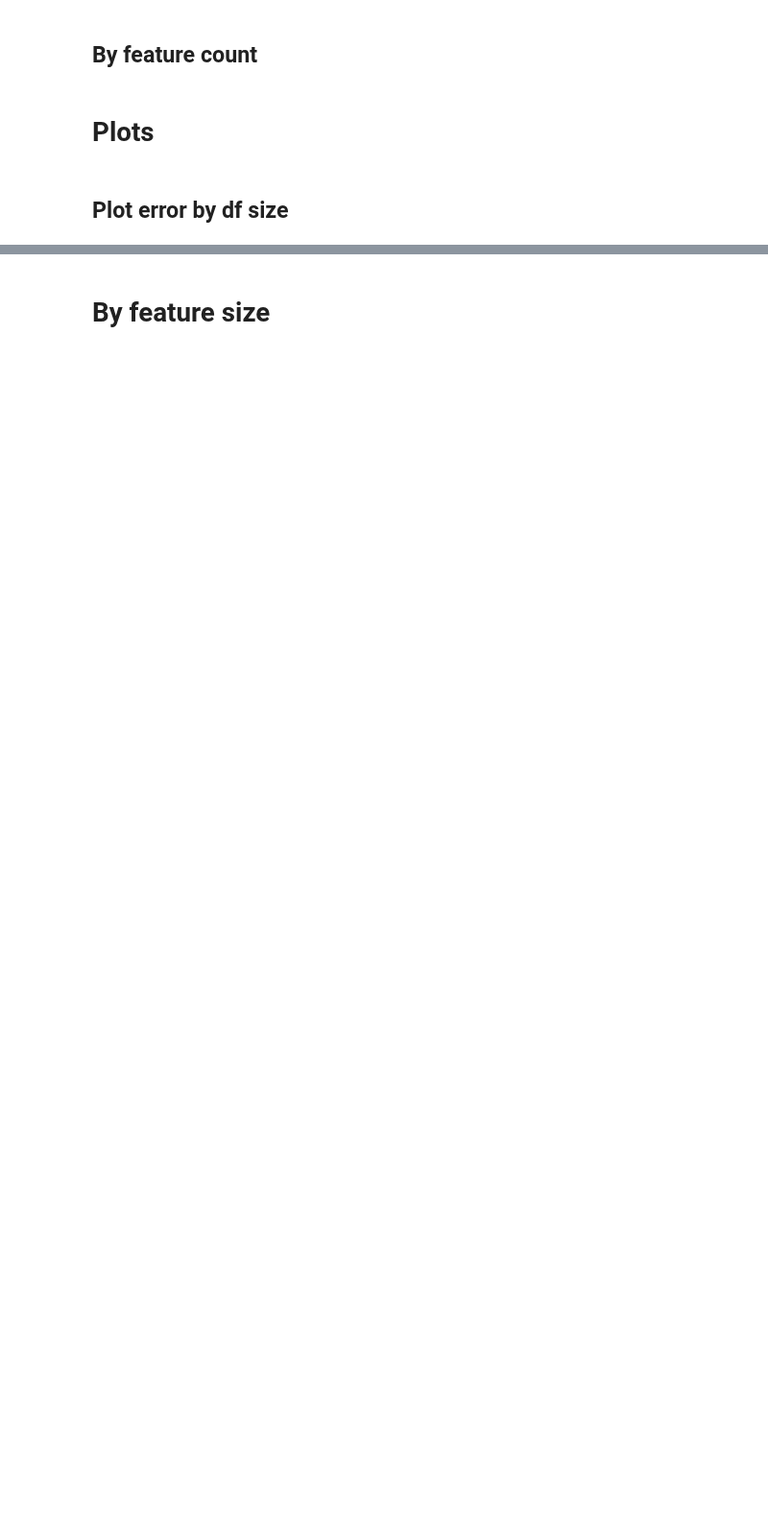
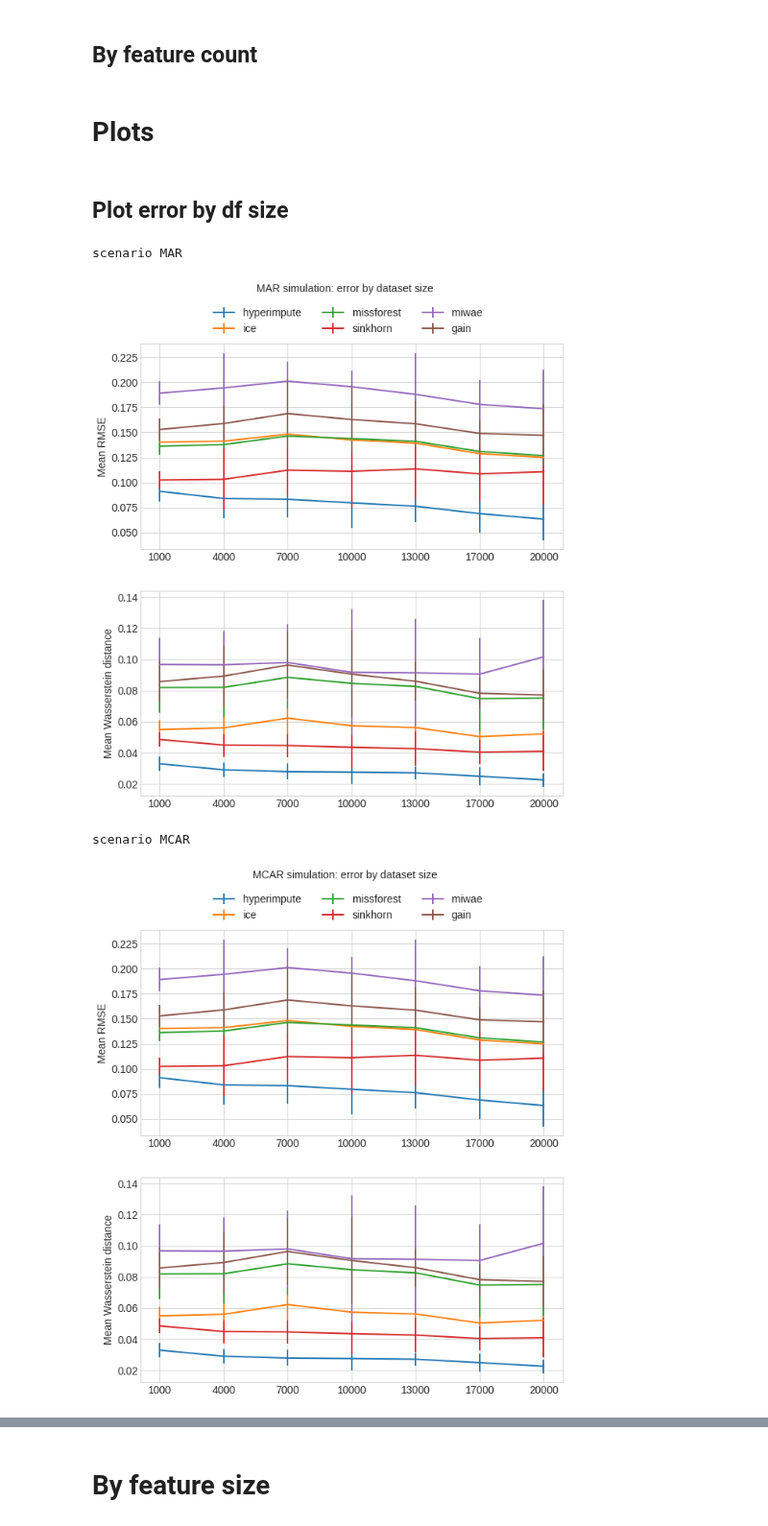
Before and after one commit to vanderschaarlab/hyperimpute, a Jupyter notebook: tutorials/experiments_02_model_performance.ipynb, the cells around one changed output, grey strips where cells are left out. Shown at 96% size. Cells and saved outputs as stored; diff of their text form; code cells hidden in the pictures; blank space fills up the shorter version.

```diff
--- a/tutorials/experiments_02_model_performance.ipynb
+++ b/tutorials/experiments_02_model_performance.ipynb
@@ -122,7 +150,10 @@ non-resource variables are not supported in the long term
 # %%
 from sklearn.preprocessing import LabelEncoder
 
-df = pd.read_csv("https://archive.ics.uci.edu/ml/machine-learning-databases/letter-recognition/letter-recognition.data", header = None)
+df = pd.read_csv(
+    "https://archive.ics.uci.edu/ml/machine-learning-databases/letter-recognition/letter-recognition.data",
+    header=None,
+)
 
 for col in df.columns:
     if df[col].dtype == "object":
@@ -130,7 +161,7 @@ for col in df.columns:
 
 last_col = df.columns[-1]
 y = df[last_col]
-X_raw = df.drop(columns = [last_col])
+X_raw = df.drop(columns=[last_col])
 
 X_raw
 # %% [output]
@@ -166,8 +197,9 @@ for subsample in [1000, 4000, 7000, 10000, 13000, 17000, 20000]:
     X_local = X_raw.sample(subsample)
     y_local = y[X_local.index]
 
-    results_by_df_size[subsample] = evaluate_dataset_repeated(f"subsample_{subsample}", X_local, y_local)
-
+    results_by_df_size[subsample] = evaluate_dataset_repeated(
+        f"subsample_{subsample}", X_local, y_local
+    )
 
     with open("general_results/error_by_df_size.json", "w") as f:
         json.dump(results_by_df_size, f)
@@ -196,7 +210,7 @@ import json
 
 results_by_feat_count = {}
 
-for feat_count in [2,4,6,8,10,12,14]:
+for feat_count in [2, 4, 6, 8, 10, 12, 14]:
     try:
         with open("general_results/error_by_df_feat_count.json") as f:
             results_by_feat_count = json.load(f)
@@ -213,8 +227,9 @@ for feat_count in [2,4,6,8,10,12,14]:
     y_local = y[X_local.index]
     X_local = X_local.iloc[:, :feat_count]
 
-    results_by_feat_count[feat_count] = evaluate_dataset_repeated(f"feature_subsample_{feat_count}", X_local, y_local)
-
+    results_by_feat_count[feat_count] = evaluate_dataset_repeated(
+        f"feature_subsample_{feat_count}", X_local, y_local
+    )
 
     with open("general_results/error_by_df_feat_count.json", "w") as f:
         json.dump(results_by_feat_count, f)
@@ -235,10 +250,9 @@ output_dir = Path("diagrams")
 output_dir.mkdir(parents=True, exist_ok=True)
 
 
-map_keys = {
-    "rmse" : "Mean RMSE",
-     "wasserstein": "Mean Wasserstein distance"
-}
+map_keys = {"rmse": "Mean RMSE", "wasserstein": "Mean Wasserstein distance"}
+
+
 def generate_plot_for_ax(ax, error_by_df_size_plots, metric):
     for model in error_by_df_size_plots[metric]:
         datapoints = error_by_df_size_plots[metric][model]["mean"]
@@ -247,11 +261,10 @@ def generate_plot_for_ax(ax, error_by_df_size_plots, metric):
         ax.errorbar(
             np.asarray(x_axis),
             smooth_line(np.asarray(datapoints)),
-            yerr = np.asarray(datapoints_std),
+            yerr=np.asarray(datapoints_std),
             label=str(model),
             linewidth=2,
         )
-
 
     ax.set_xticks(x_axis, fontsize=fontsize)
     ax.set_ylabel(map_keys[metric], fontsize=fontsize)
@@ -275,38 +288,43 @@ def generate_plot(error_by_df_size_plots, scenario):
         loc="upper left",
         bbox_to_anchor=(0.15, 1.22),
         ncol=int(len(error_by_df_size_plots["rmse"]) / 2),
         prop={"size": fontsize},
     )
     fig.suptitle(f"{scenario} simulation: error by dataset size", fontsize=fontsize)
     plt.savefig(output_dir / f"error_by_df_size_{scenario}.png")
 
     plt.show()
 
-error_by_df_size_plots = {
-    "rmse": {},
-    "wasserstein": {}
-}
+
+error_by_df_size_plots = {"rmse": {}, "wasserstein": {}}
 
 
 for size in results_by_df_size:
     headers = results_by_df_size[size]["headers"][2:]
     headers[0] = "hyperimpute"
     headers[1] = "ice"
     headers[2] = "missforest"
 
     rmse = results_by_df_size[size]["rmse"][0][2:]
     wasserstein = results_by_df_size[size]["wasserstein"][0][2:]
 
     for idx, header in enumerate(headers):
         if header not in error_by_df_size_plots["rmse"]:
-            error_by_df_size_plots["rmse"][header] = {"mean" : [], "std" : []}
-            error_by_df_size_plots["wasserstein"][header] = {"mean" : [], "std" : []}
+            error_by_df_size_plots["rmse"][header] = {"mean": [], "std": []}
+            error_by_df_size_plots["wasserstein"][header] = {"mean": [], "std": []}
 
         error_by_df_size_plots["rmse"][header]["mean"].append(rmse[idx][0])
         error_by_df_size_plots["rmse"][header]["std"].append(rmse[idx][1])
-        error_by_df_size_plots["wasserstein"][header]["mean"].append(wasserstein[idx][0])
+        error_by_df_size_plots["wasserstein"][header]["mean"].append(
+            wasserstein[idx][0]
+        )
         error_by_df_size_plots["wasserstein"][header]["std"].append(wasserstein[idx][1])
 
 for scenario in ["MAR", "MCAR", "MNAR"]:
     print("scenario", scenario)
-    generate_plot(error_by_df_size_plots, scenario = scenario)
+    generate_plot(error_by_df_size_plots, scenario=scenario)
+# %% [output]
+scenario MAR
+[figure, added]
+scenario MCAR
+[figure, added]
```
Also changed, not shown: parts of 5 cells of this notebook.
